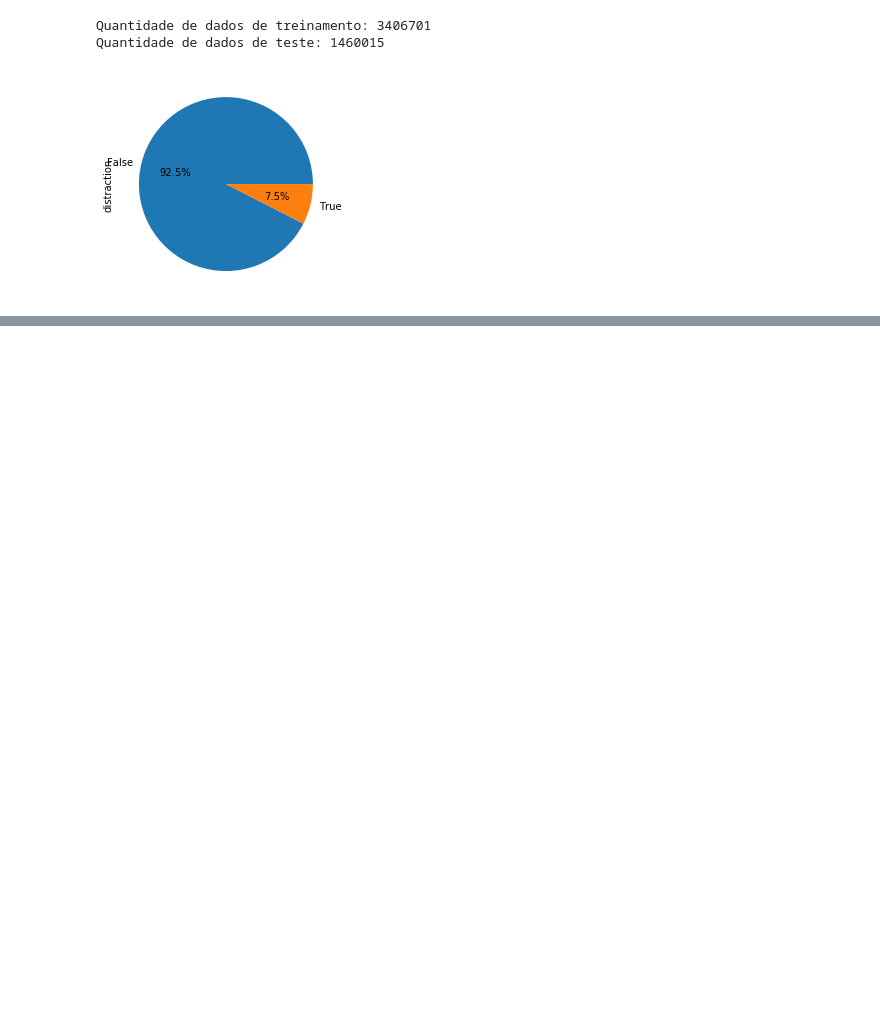
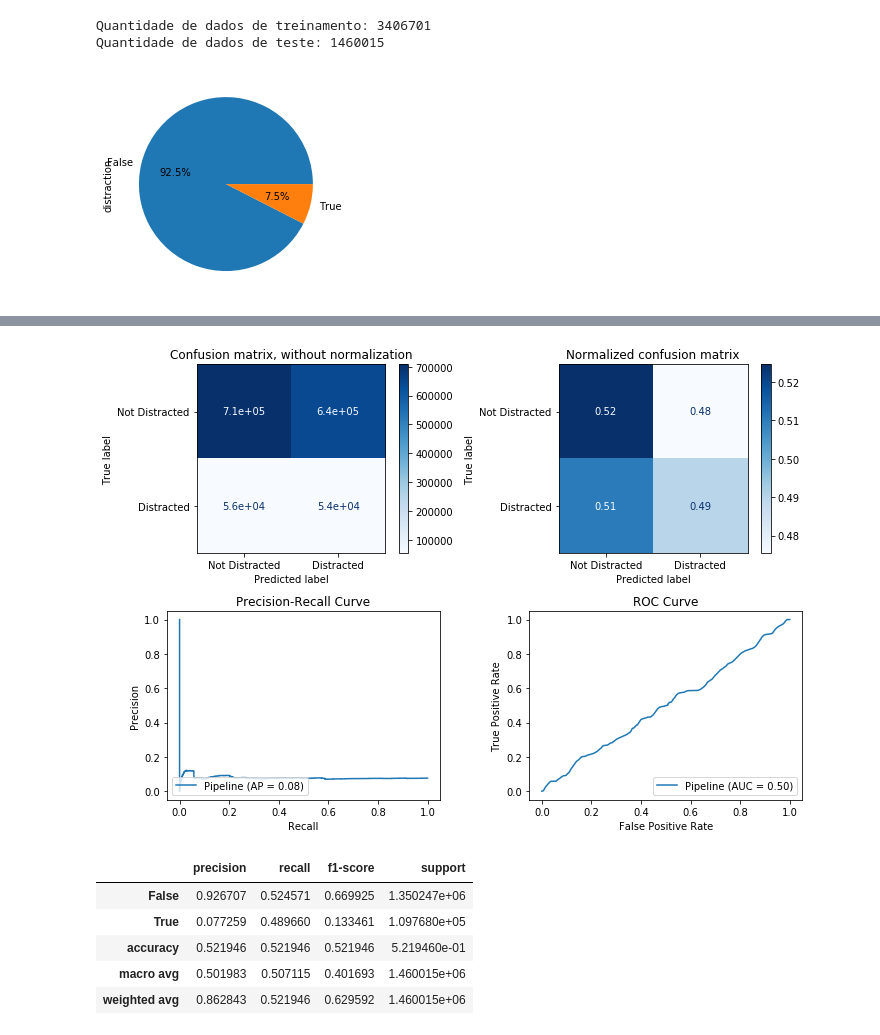
Before and after one commit to joaopamaral/tcc_puc_cdbd, a Jupyter notebook: EDA_TCC.ipynb, the cells around one changed output, grey strips where cells are left out. Cells and saved outputs as stored; diff of their text form; code cells hidden in the pictures; blank space fills up the shorter version.

```diff
--- a/EDA_TCC.ipynb
+++ b/EDA_TCC.ipynb
@@ -202,4 +227,5 @@ y_train.value_counts().plot.pie(autopct='%1.1f%%');
 # %%
-sgd_model = SGDClassifier(n_jobs=-1) # verbose=1)
+sgd_model = make_pipeline(StandardScaler(),
+                          SGDClassifier(n_jobs=-1, class_weight='balanced')) # verbose=1)
 sgd_model.fit(X_train, y_train)
 # %% [output]
@@ -212,26 +245,0 @@ SGDClassifier(alpha=0.0001, average=False, class_weight=None,
-# %%
-def show_metrics(model, X_test, y_test):
-    fig, ax = plt.subplots(2, 2, figsize=(10, 7))
-
-    labels = ['Not Distracted', 'Distracted']
-
-    plot_confusion_matrix(sgd_model, X_test, y_test, display_labels=labels, cmap=plt.cm.Blues, ax=ax[0, 0])
-    ax[0, 0].set_title('Confusion matrix, without normalization')
-
-    plot_confusion_matrix(sgd_model, X_test, y_test, display_labels=labels, cmap=plt.cm.Blues, normalize='true', ax=ax[0, 1])
-    ax[0, 1].set_title('Normalized confusion matrix')
-
-    disp = plot_precision_recall_curve(sgd_model, X_test, y_test, ax=ax[1, 0])
-    ax[1, 0].set_title('Precision-Recall Curve')
-
-    plot_roc_curve(sgd_model, X_test, y_test, ax=ax[1, 1])
-    ax[1, 1].set_title('ROC Curve')
-
-    plt.tight_layout()
-    plt.show()
-
-    y_predict = sgd_model.predict(X_test)
-
-    display(pd.DataFrame(classification_report(y_test, y_predict, output_dict=True)).T)
-
-show_metrics(sgd_model, X_test, y_test)
@@ -245,0 +256,4 @@ show_metrics(sgd_model, X_test, y_test)
+# %%
+lr_model = make_pipeline(StandardScaler(),
+                         LogisticRegressionCV(cv=5, n_jobs=-1, class_weight='balanced'))
+lr_model.fit(X_train, y_train)
@@ -245,0 +274,10 @@ show_metrics(sgd_model, X_test, y_test)
+# %%
+show_metrics(lr_model, X_test, y_test)
+# %% [output]
+[figure, added]
+|  | precision | recall | f1-score | support |
+| False | 0.926707 | 0.524571 | 0.669925 | 1.350247e+06 |
+| True | 0.077259 | 0.489660 | 0.133461 | 1.097680e+05 |
+| accuracy | 0.521946 | 0.521946 | 0.521946 | 5.219460e-01 |
+| macro avg | 0.501983 | 0.507115 | 0.401693 | 1.460015e+06 |
+| weighted avg | 0.862843 | 0.521946 | 0.629592 | 1.460015e+06 |
```
Also changed, not shown: parts of 8 cells of this notebook.
